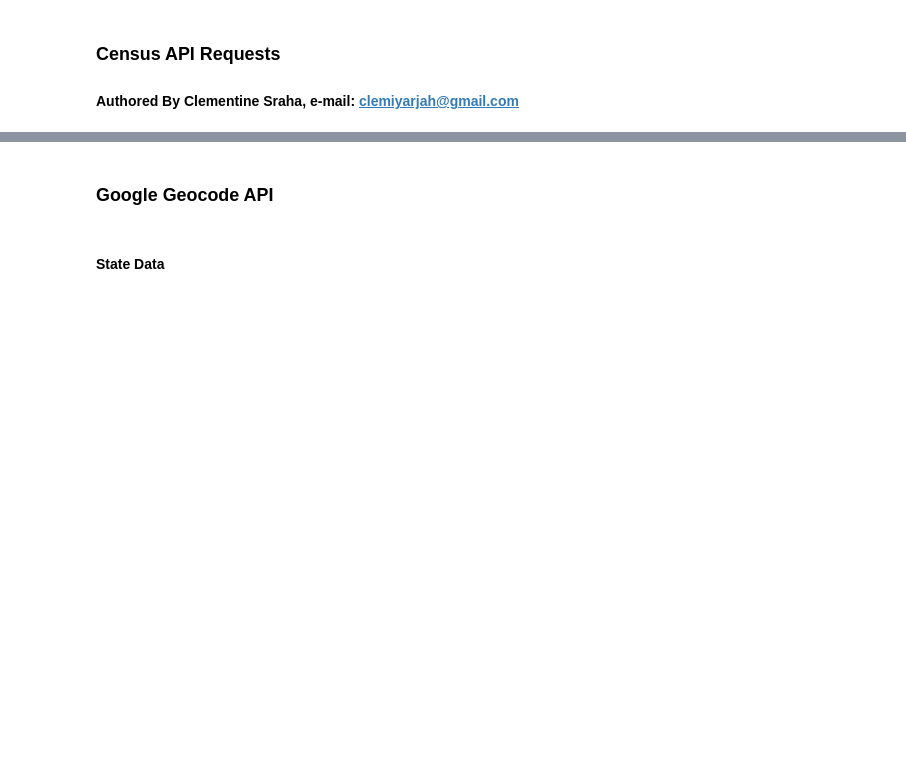
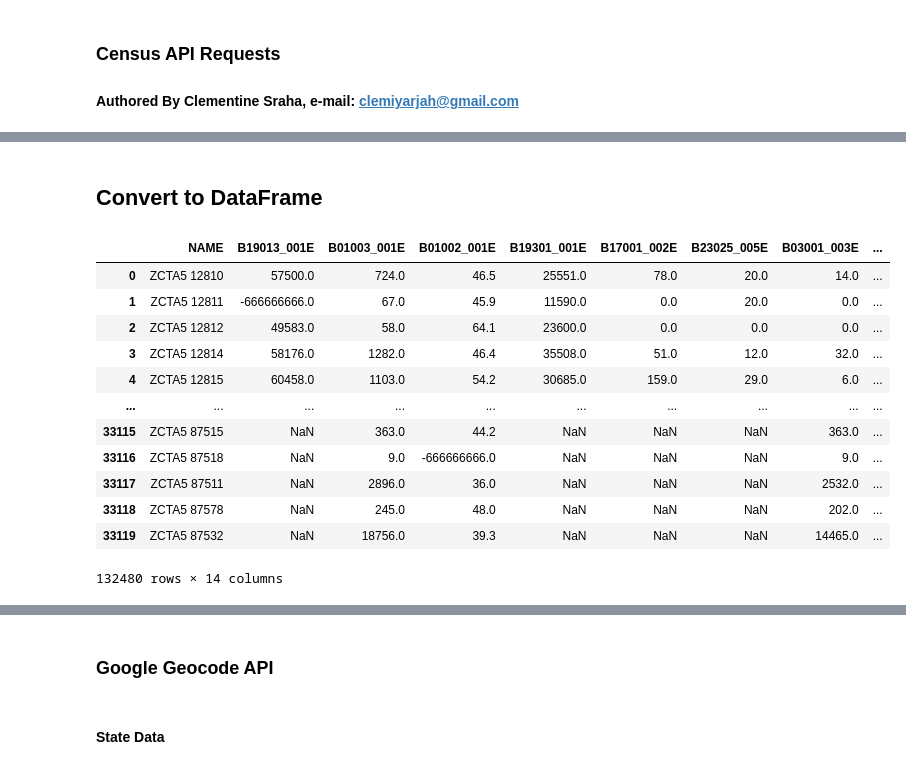
Before and after one commit to clemiblac/Crime_in_DC, a Jupyter notebook: census.ipynb, the cells around one changed output, grey strips where cells are left out. Cells and saved outputs as stored; diff of their text form; code cells hidden in the pictures; blank space fills up the shorter version.

```diff
--- a/census.ipynb
+++ b/census.ipynb
@@ -33,0 +67,27 @@ state_pop_df.head(5)
+# %%
+census_data_2018 = k.acs5.get(("NAME", "B19013_001E", "B01003_001E", "B01002_001E",
+                          "B19301_001E",
+                          "B17001_002E", "B23025_005E", "B03001_003E","B02001_003E",
+                          "B02001_005E","B06009_005E","B06009_006E"), {'for': 'zip code tabulation area:*'})
+# %% [markdown]
+## Convert to DataFrame
+# %%
+census_2010 = pd.DataFrame(census_data_2010)
+census_2011 = pd.DataFrame(census_data_2011)
+census_2012 = pd.DataFrame(census_data_2012)
+census_2013 = pd.DataFrame(census_data_2013)
+census_2014 = pd.DataFrame(census_data_2014)
+census_2015 = pd.DataFrame(census_data_2015)
+census_2016 = pd.DataFrame(census_data_2016)
+census_2017 = pd.DataFrame(census_data_2017)
+census_2018 = pd.DataFrame(census_data_2018)
+# %%
+census_2010["Year"]="2010"
+census_2011["Year"]="2011"
+census_2012["Year"]="2012"
+census_2013["Year"]="2013"
+census_2014["Year"]="2014"
+census_2015["Year"]="2015"
+census_2016["Year"]="2016"
+census_2017["Year"]="2017"
+census_2018["Year"]="2018"
@@ -33,0 +96,25 @@ state_pop_df.head(5)
+# %%
+a1=census_2010.append(census_2011)
+a2=a1.append(census_2012)
+a3=a2.append(census_2013)
+a4=a3.append(census_2014)
+a5=a4.append(census_2015)
+a6=a5.append(census_2016)
+a7=a6.append(census_2017)
+a8=a7.append(census_2018)
+# %%
+a8
+# %% [output]
+|  | NAME | B19013_001E | B01003_001E | B01002_001E | B19301_001E | B17001_002E | B23025_005E | B03001_003E | ... |
+| 0 | ZCTA5 12810 | 57500.0 | 724.0 | 46.5 | 25551.0 | 78.0 | 20.0 | 14.0 | ... |
+| 1 | ZCTA5 12811 | -666666666.0 | 67.0 | 45.9 | 11590.0 | 0.0 | 20.0 | 0.0 | ... |
+| 2 | ZCTA5 12812 | 49583.0 | 58.0 | 64.1 | 23600.0 | 0.0 | 0.0 | 0.0 | ... |
+| 3 | ZCTA5 12814 | 58176.0 | 1282.0 | 46.4 | 35508.0 | 51.0 | 12.0 | 32.0 | ... |
+| 4 | ZCTA5 12815 | 60458.0 | 1103.0 | 54.2 | 30685.0 | 159.0 | 29.0 | 6.0 | ... |
+| ... | ... | ... | ... | ... | ... | ... | ... | ... | ... |
+| 33115 | ZCTA5 87515 | NaN | 363.0 | 44.2 | NaN | NaN | NaN | 363.0 | ... |
+| 33116 | ZCTA5 87518 | NaN | 9.0 | -666666666.0 | NaN | NaN | NaN | 9.0 | ... |
+| 33117 | ZCTA5 87511 | NaN | 2896.0 | 36.0 | NaN | NaN | NaN | 2532.0 | ... |
+| 33118 | ZCTA5 87578 | NaN | 245.0 | 48.0 | NaN | NaN | NaN | 202.0 | ... |
+| 33119 | ZCTA5 87532 | NaN | 18756.0 | 39.3 | NaN | NaN | NaN | 14465.0 | ... |
+132480 rows × 14 columns
```
Also changed, not shown: parts of 36 cells of this notebook, 1 other file.
